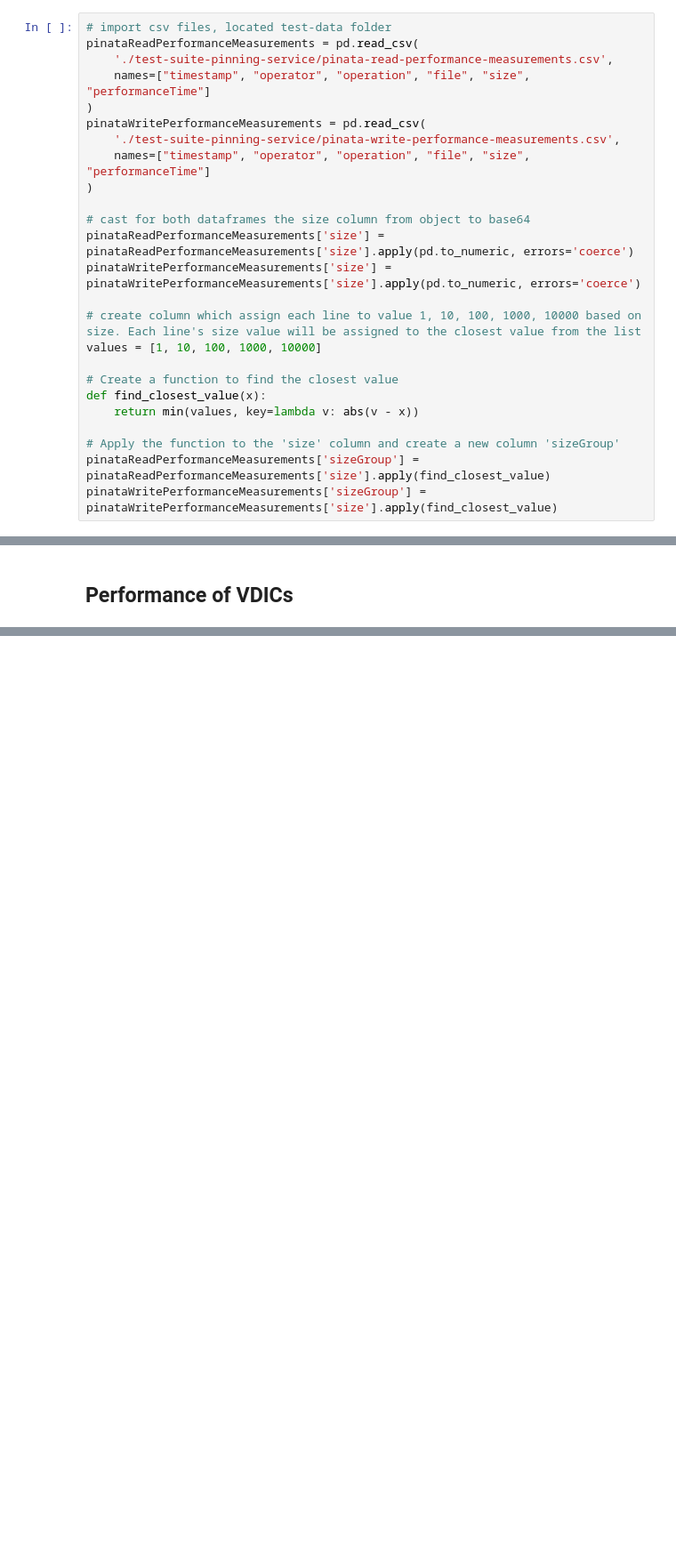
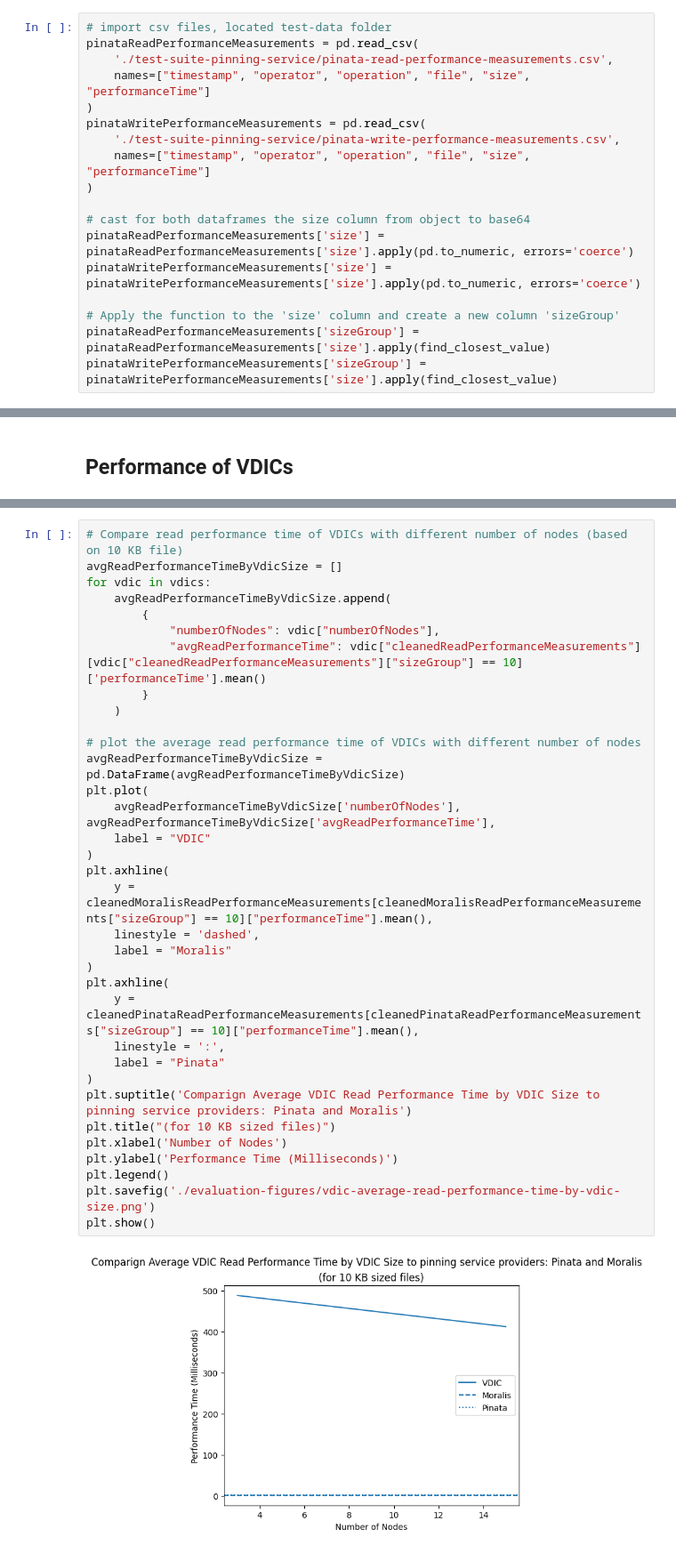
Before and after one commit to sid030sid/evaluation-vdic, a Jupyter notebook: evaluation.ipynb, the cells around one changed output, grey strips where cells are left out. Shown: that part at 89% size. Drawn from its saved outputs; the diff is of its cells as text; blank space fills up the shorter version.

```diff
--- a/evaluation.ipynb
+++ b/evaluation.ipynb
@@ -99,13 +99,6 @@ pinataWritePerformanceMeasurements = pd.read_csv(
 pinataReadPerformanceMeasurements['size'] = pinataReadPerformanceMeasurements['size'].apply(pd.to_numeric, errors='coerce')
 pinataWritePerformanceMeasurements['size'] = pinataWritePerformanceMeasurements['size'].apply(pd.to_numeric, errors='coerce')
 
-# create column which assign each line to value 1, 10, 100, 1000, 10000 based on size. Each line's size value will be assigned to the closest value from the list
-values = [1, 10, 100, 1000, 10000]
-
-# Create a function to find the closest value
-def find_closest_value(x):
-    return min(values, key=lambda v: abs(v - x))
-
 # Apply the function to the 'size' column and create a new column 'sizeGroup'
 pinataReadPerformanceMeasurements['sizeGroup'] = pinataReadPerformanceMeasurements['size'].apply(find_closest_value)
 pinataWritePerformanceMeasurements['sizeGroup'] = pinataWritePerformanceMeasurements['size'].apply(find_closest_value)
@@ -212,0 +284,36 @@ vdics = [
+# %%
+# Compare read performance time of VDICs with different number of nodes (based on 10 KB file)
+avgReadPerformanceTimeByVdicSize = []
+for vdic in vdics:
+    avgReadPerformanceTimeByVdicSize.append(
+        {
+            "numberOfNodes": vdic["numberOfNodes"],
+            "avgReadPerformanceTime": vdic["cleanedReadPerformanceMeasurements"][vdic["cleanedReadPerformanceMeasurements"]["sizeGroup"] == 10]['performanceTime'].mean()
+        }
+    )
+
+# plot the average read performance time of VDICs with different number of nodes
+avgReadPerformanceTimeByVdicSize = pd.DataFrame(avgReadPerformanceTimeByVdicSize)
+plt.plot(
+    avgReadPerformanceTimeByVdicSize['numberOfNodes'], avgReadPerformanceTimeByVdicSize['avgReadPerformanceTime'],
+    label = "VDIC"
+)
+plt.axhline(
+    y = cleanedMoralisReadPerformanceMeasurements[cleanedMoralisReadPerformanceMeasurements["sizeGroup"] == 10]["performanceTime"].mean(),
+    linestyle = 'dashed',
+    label = "Moralis"
+)
+plt.axhline(
+    y = cleanedPinataReadPerformanceMeasurements[cleanedPinataReadPerformanceMeasurements["sizeGroup"] == 10]["performanceTime"].mean(),
+    linestyle = ':',
+    label = "Pinata"
+)
+plt.suptitle('Comparign Average VDIC Read Performance Time by VDIC Size to pinning service providers: Pinata and Moralis')
+plt.title("(for 10 KB sized files)")
+plt.xlabel('Number of Nodes')
+plt.ylabel('Performance Time (Milliseconds)')
+plt.legend()
+plt.savefig('./evaluation-figures/vdic-average-read-performance-time-by-vdic-size.png')
+plt.show()
+# %% [output]
+[figure, added]
```
Also changed, not shown: parts of 9 cells of this notebook, 9 other files.
